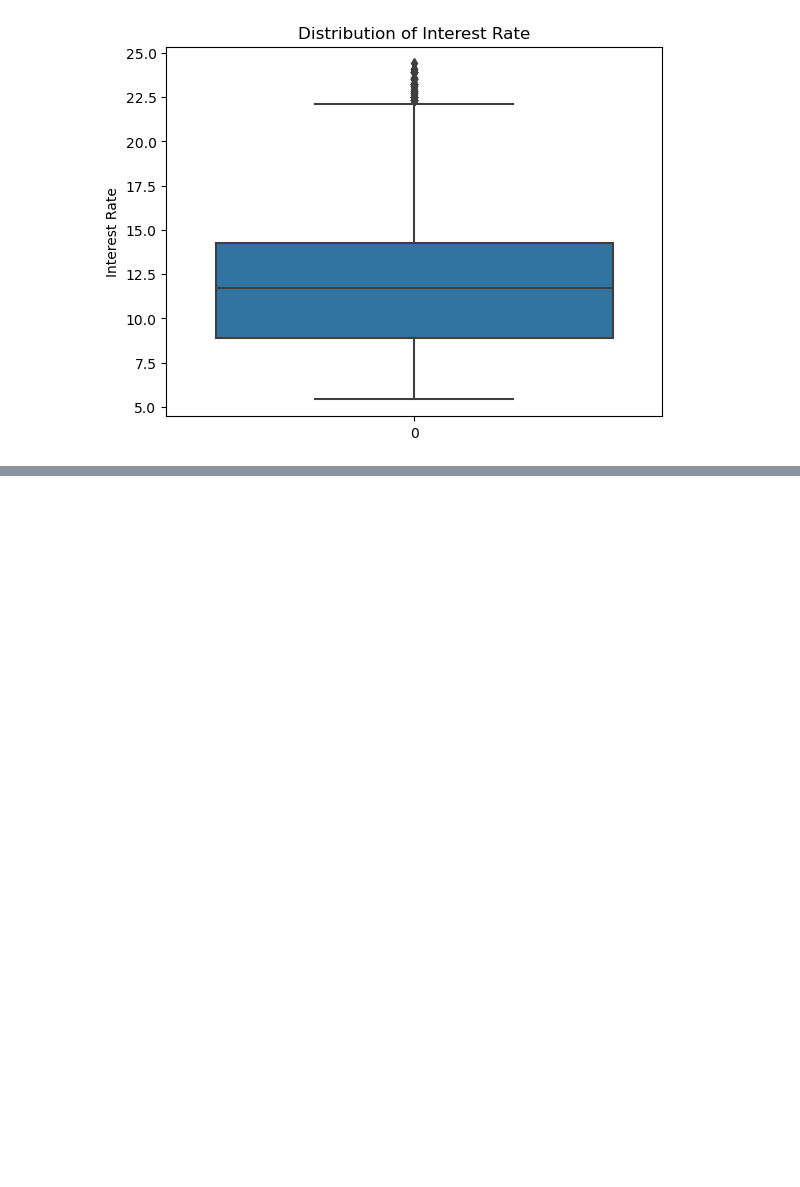
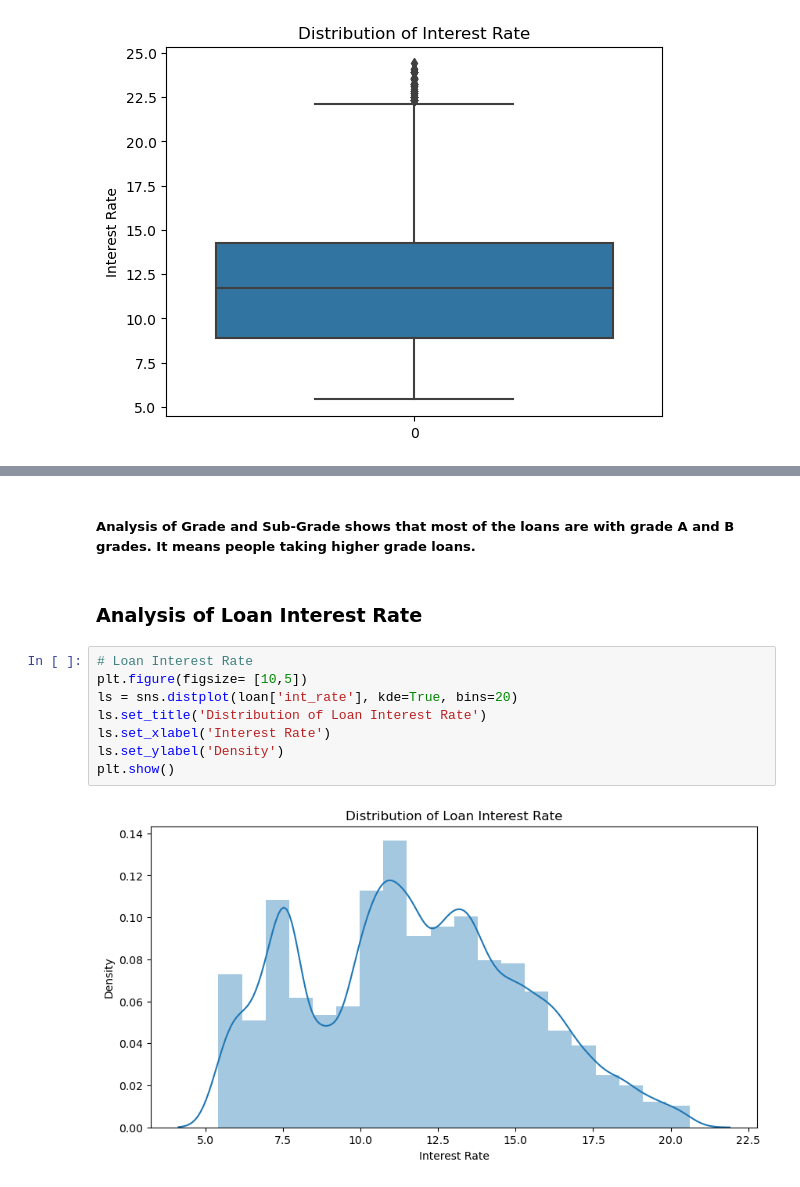
Before and after one commit to RavishankarDuMCA10/LendingClubCaseStudy, a Jupyter notebook: Lending_Club_Default_Analysis.ipynb, the cells around one changed output, grey strips where cells are left out. Saved outputs shown, nothing was run; the diff lists cells and outputs as text; blank space fills up the shorter version.

```diff
--- a/Lending_Club_Default_Analysis.ipynb
+++ b/Lending_Club_Default_Analysis.ipynb
@@ -742,0 +783,14 @@ Charged Off Loans: 14.09914567121946
+# %% [markdown]
+##### Analysis of Grade and Sub-Grade shows that most of the loans are with grade A and B grades. It means people taking higher grade loans.
+# %% [markdown]
+### Analysis of Loan Interest Rate
+# %%
+# Loan Interest Rate
+plt.figure(figsize= [10,5])
+ls = sns.distplot(loan['int_rate'], kde=True, bins=20)
+ls.set_title('Distribution of Loan Interest Rate')
+ls.set_xlabel('Interest Rate')
+ls.set_ylabel('Density')
+plt.show()
+# %% [output]
+[figure, added]
```
Also changed, not shown: parts of 61 cells of this notebook.
